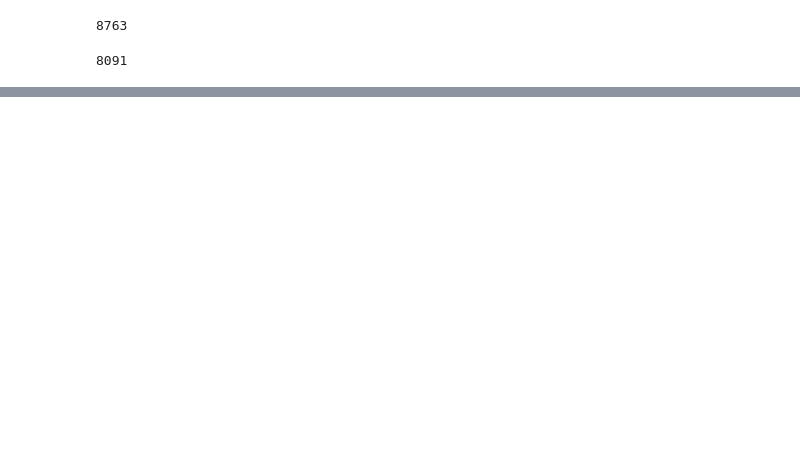
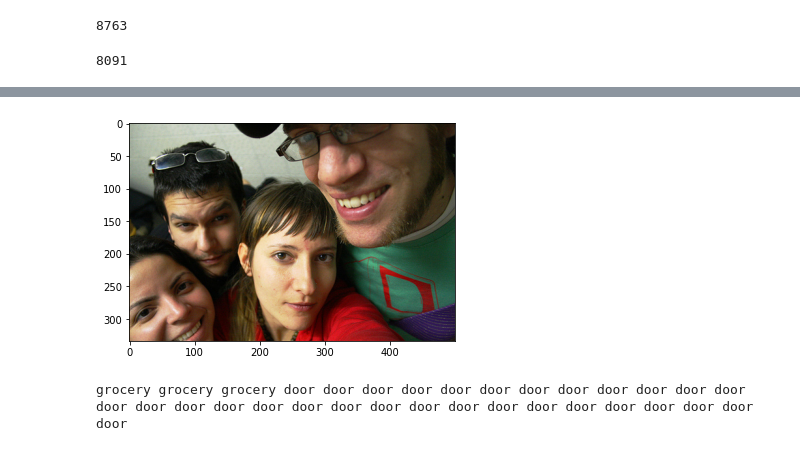
Before and after one commit to Rathna-Kumari-Ch/ImageCaptionGeneration-ML-project, a Jupyter notebook: ImageCaptionGeneration.ipynb, the cells around one changed output, grey strips where cells are left out. Drawn from its saved outputs; the diff is of its cells as text; code cells hidden in the pictures; blank space fills up the shorter version.

```diff
--- a/ImageCaptionGeneration.ipynb
+++ b/ImageCaptionGeneration.ipynb
@@ -185,0 +480,10 @@ len(test_img)
+# %%
+pic = list(encoding_test.keys())[888]
+img = encoding_test[pic].reshape(1, 2048)
+x = plt.imread(images + pic)
+plt.imshow(x)
+plt.show()
+print(greedy_search(img))
+# %% [output]
+[figure, added]
+grocery grocery grocery door door door door door door door door door door door door door door door door door door door door door door door door door door door door door door
```
Also changed, not shown: parts of 42 cells of this notebook.
